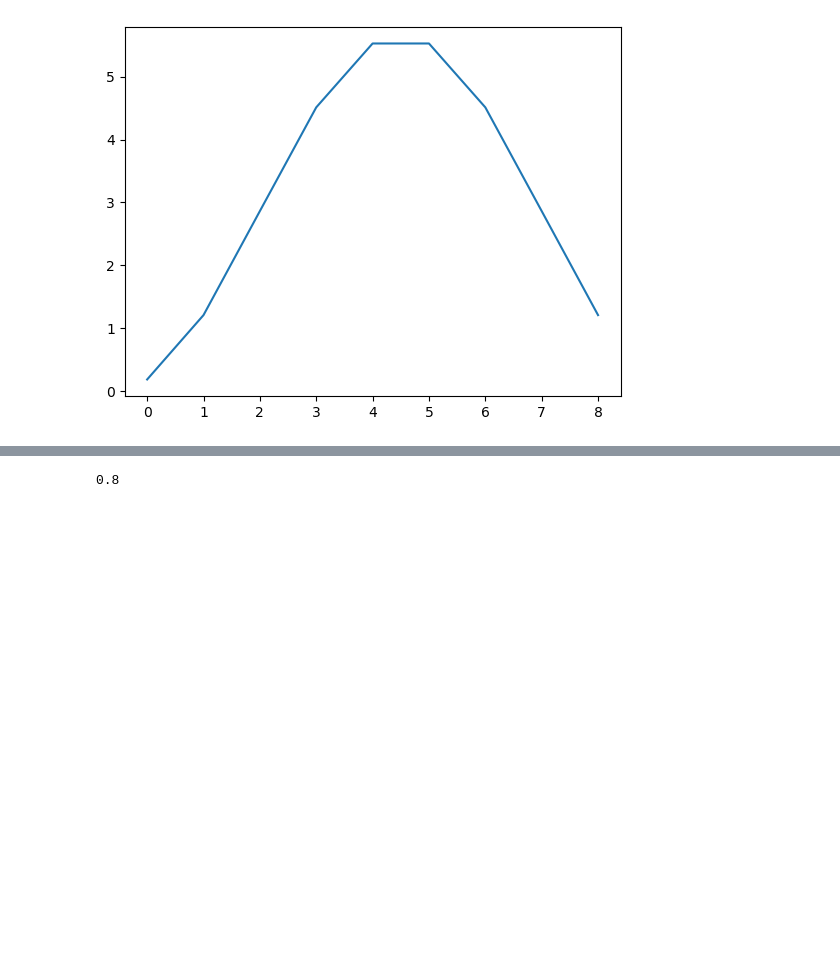
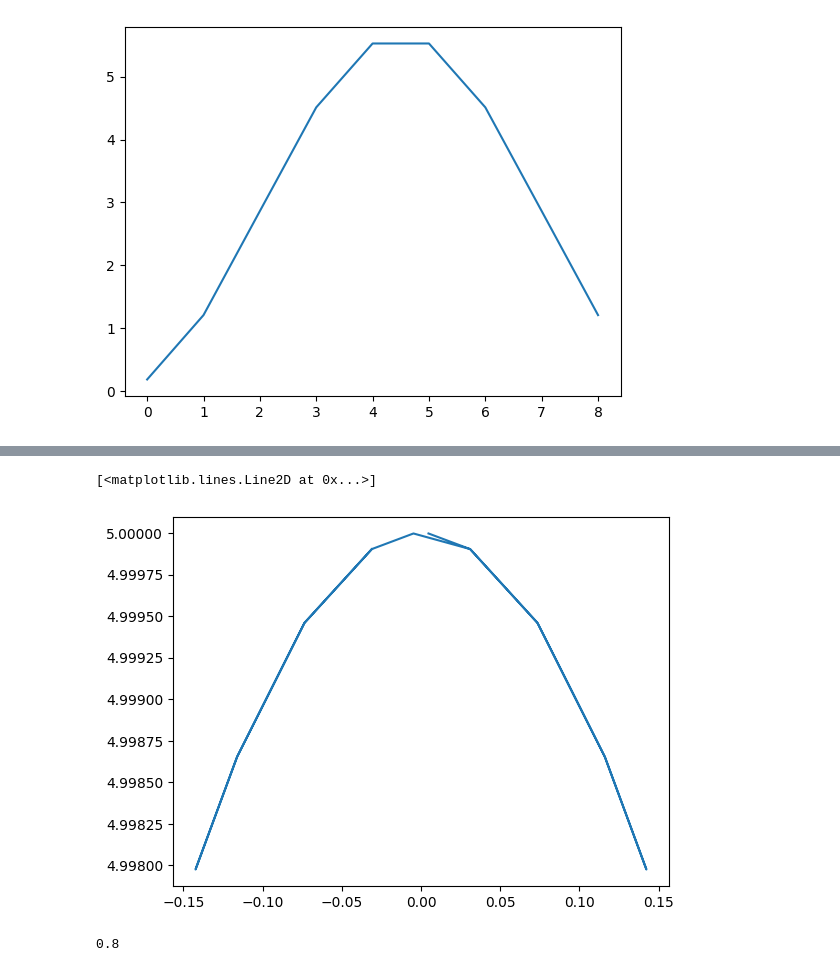
Before and after one commit to legonko/Final-project, a Jupyter notebook: lib/utils/test_path_planning.ipynb, the cells around one changed output, grey strips where cells are left out. Saved outputs shown, nothing was run; the diff lists cells and outputs as text; code cells hidden in the pictures; blank space fills up the shorter version.

```diff
--- a/lib/utils/test_path_planning.ipynb
+++ b/lib/utils/test_path_planning.ipynb
@@ -77,3 +93,11 @@ plt.plot(get_path_angles(x, Y))
+# %%
+# path x,y:
+x = np.cos(w*dt) * v * dt
+y = np.sin(w*dt) * v * dt
+plt.plot(y*100,x*100)
+# %% [output]
+[<matplotlib.lines.Line2D at 0x...>]
+[figure, added]
 # %%
 dt = t/len(x)
 dt
```
Also changed, not shown: parts of 6 cells of this notebook.
